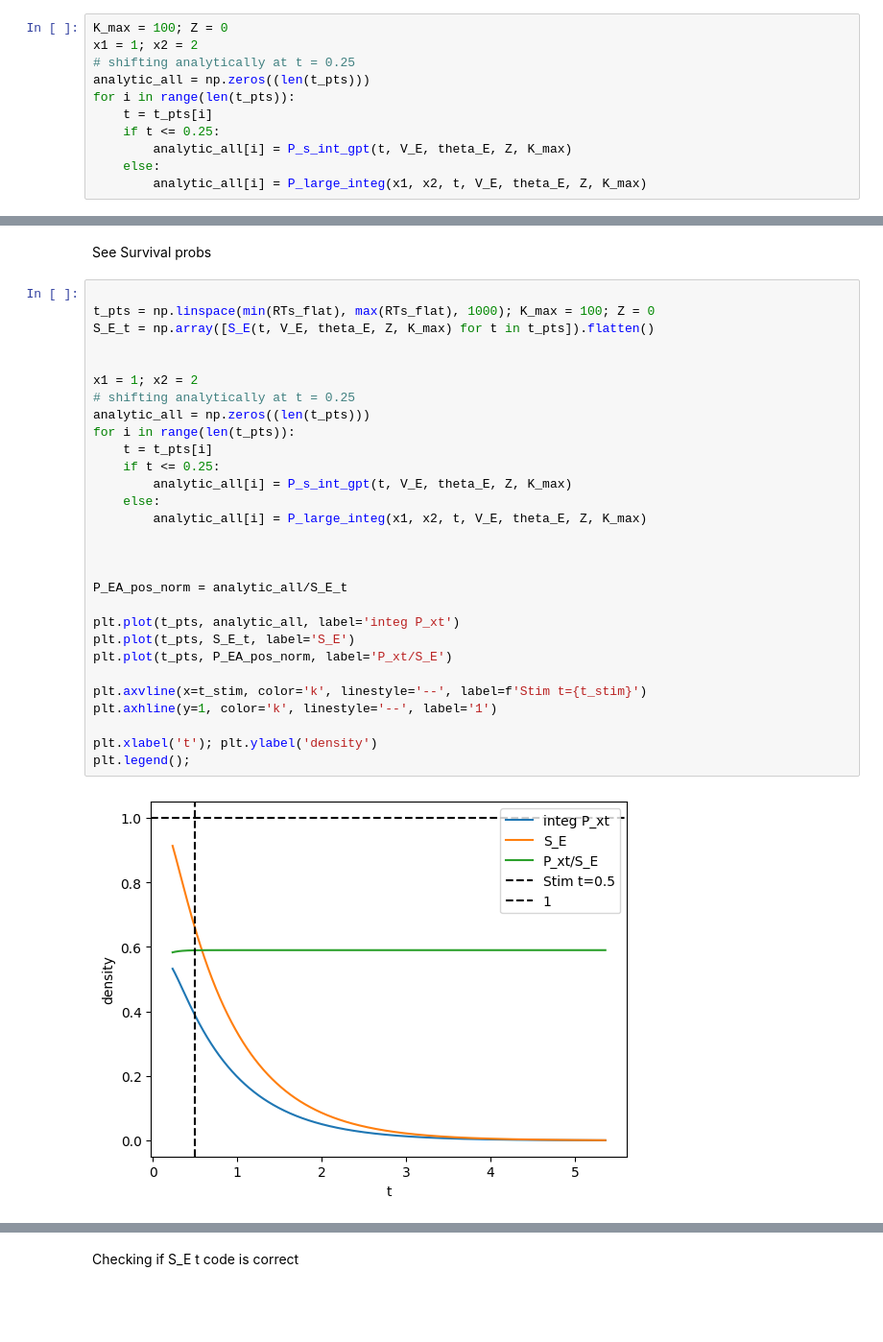
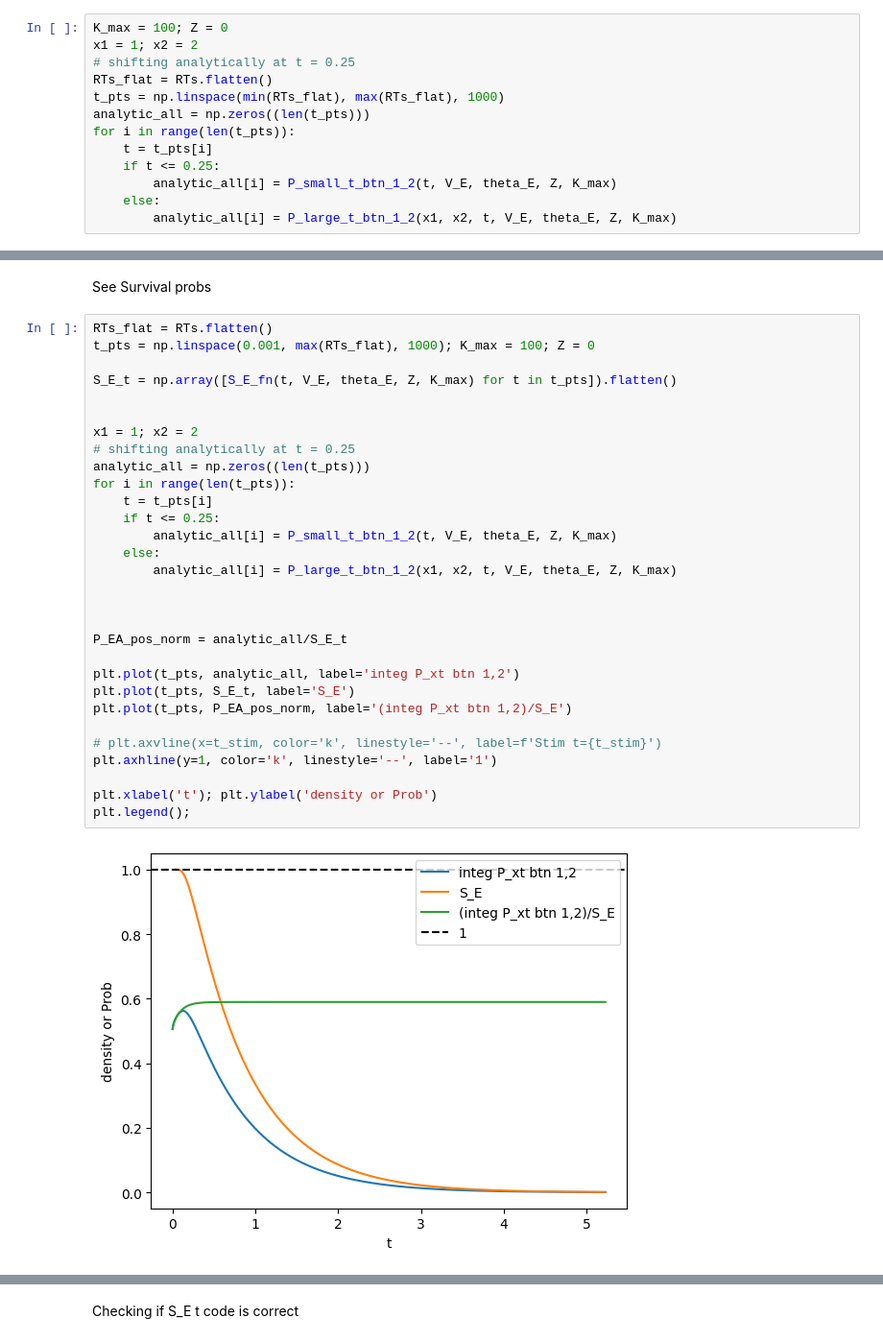
Before and after one commit to rakaar/ddm_codes, a Jupyter notebook: action_init_ddm/fitting_sim_data.ipynb, the cells around one changed output, grey strips where cells are left out. Shown at 96% size. Saved outputs shown, nothing was run; the diff lists cells and outputs as text; blank space fills up the shorter version.

```diff
--- a/action_init_ddm/fitting_sim_data.ipynb
+++ b/action_init_ddm/fitting_sim_data.ipynb
@@ -499,13 +501,15 @@ plt.xlabel('t'); plt.ylabel('integral'); plt.title('Small t integral'); plt.lege
 K_max = 100; Z = 0
 x1 = 1; x2 = 2
 # shifting analytically at t = 0.25
+RTs_flat = RTs.flatten()
+t_pts = np.linspace(min(RTs_flat), max(RTs_flat), 1000)
 analytic_all = np.zeros((len(t_pts)))
 for i in range(len(t_pts)):
     t = t_pts[i]
     if t <= 0.25:
-        analytic_all[i] = P_s_int_gpt(t, V_E, theta_E, Z, K_max)
+        analytic_all[i] = P_small_t_btn_1_2(t, V_E, theta_E, Z, K_max)
     else:
-        analytic_all[i] = P_large_integ(x1, x2, t, V_E, theta_E, Z, K_max)
+        analytic_all[i] = P_large_t_btn_1_2(x1, x2, t, V_E, theta_E, Z, K_max)
 # %%
 numeric_all = np.zeros((len(t_pts)))
 for i in range(len(t_pts)):
@@ -519,34 +523,35 @@ plt.xlabel('t'); plt.ylabel('integ'); plt.title('Integ of all'); plt.legend();
 # %% [markdown]
 See Survival probs
 # %%
+RTs_flat = RTs.flatten()
+t_pts = np.linspace(0.001, max(RTs_flat), 1000); K_max = 100; Z = 0
 
-t_pts = np.linspace(min(RTs_flat), max(RTs_flat), 1000); K_max = 100; Z = 0
-S_E_t = np.array([S_E(t, V_E, theta_E, Z, K_max) for t in t_pts]).flatten()
+S_E_t = np.array([S_E_fn(t, V_E, theta_E, Z, K_max) for t in t_pts]).flatten()
 
 
 x1 = 1; x2 = 2
 # shifting analytically at t = 0.25
 analytic_all = np.zeros((len(t_pts)))
 for i in range(len(t_pts)):
     t = t_pts[i]
     if t <= 0.25:
-        analytic_all[i] = P_s_int_gpt(t, V_E, theta_E, Z, K_max)
+        analytic_all[i] = P_small_t_btn_1_2(t, V_E, theta_E, Z, K_max)
     else:
-        analytic_all[i] = P_large_integ(x1, x2, t, V_E, theta_E, Z, K_max)
+        analytic_all[i] = P_large_t_btn_1_2(x1, x2, t, V_E, theta_E, Z, K_max)
 
 
 
 P_EA_pos_norm = analytic_all/S_E_t
 
-plt.plot(t_pts, analytic_all, label='integ P_xt')
+plt.plot(t_pts, analytic_all, label='integ P_xt btn 1,2')
 plt.plot(t_pts, S_E_t, label='S_E')
-plt.plot(t_pts, P_EA_pos_norm, label='P_xt/S_E')
+plt.plot(t_pts, P_EA_pos_norm, label='(integ P_xt btn 1,2)/S_E')
 
-plt.axvline(x=t_stim, color='k', linestyle='--', label=f'Stim t={t_stim}')
+# plt.axvline(x=t_stim, color='k', linestyle='--', label=f'Stim t={t_stim}')
 plt.axhline(y=1, color='k', linestyle='--', label='1')
 
-plt.xlabel('t'); plt.ylabel('density')
+plt.xlabel('t'); plt.ylabel('density or Prob')
 plt.legend();
 # %% [output]
-[figure, old version]
+[figure, new version]
 # %%
```
Also changed, not shown: parts of 15 cells of this notebook, 1 other file.
